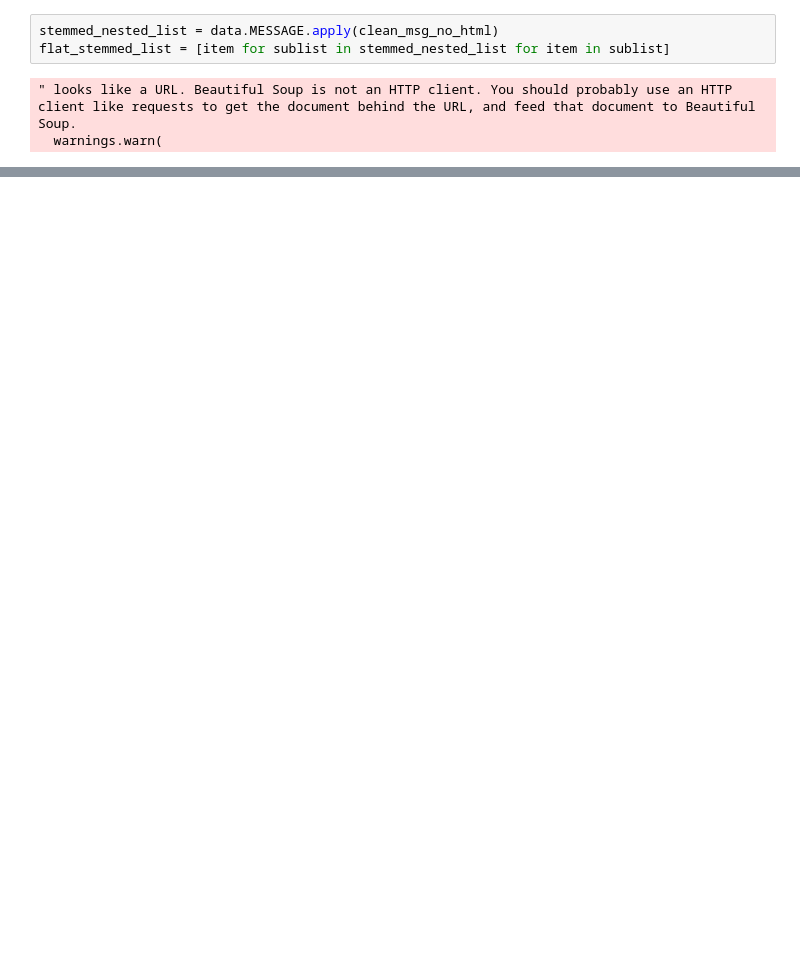
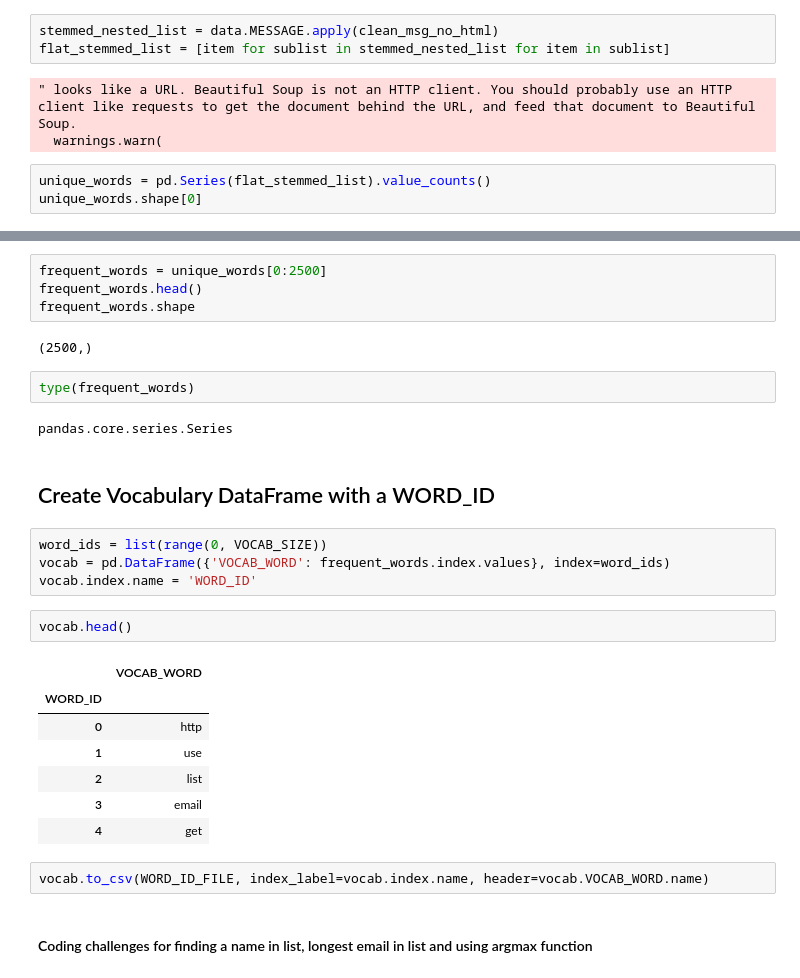
Before and after one commit to suyashmadhesia/spam-mail-classifier, a Jupyter notebook: Spam Classifier.ipynb, the cells around one changed output, grey strips where cells are left out. Drawn from its saved outputs; the diff is of its cells as text; blank space fills up the shorter version.

Commit message:
created word vocabulary

```diff
--- a/Spam Classifier.ipynb
+++ b/Spam Classifier.ipynb
@@ -358,3 +356,6 @@ flat_stemmed_list = [item for sublist in stemmed_nested_list for item in sublist
 # %% [output]
 " looks like a URL. Beautiful Soup is not an HTTP client. You should probably use an HTTP client like requests to get the document behind the URL, and feed that document to Beautiful Soup.
   warnings.warn(
+# %%
+unique_words = pd.Series(flat_stemmed_list).value_counts()
+unique_words.shape[0]
@@ -360,0 +373,30 @@ flat_stemmed_list = [item for sublist in stemmed_nested_list for item in sublist
+# %%
+frequent_words = unique_words[0:2500]
+frequent_words.head()
+frequent_words.shape
+# %% [output]
+(2500,)
+# %%
+type(frequent_words)
+# %% [output]
+pandas.core.series.Series
+# %% [markdown]
+## Create Vocabulary DataFrame with a WORD_ID
+# %%
+word_ids = list(range(0, VOCAB_SIZE))
+vocab = pd.DataFrame({'VOCAB_WORD': frequent_words.index.values}, index=word_ids)
+vocab.index.name = 'WORD_ID'
+# %%
+vocab.head()
+# %% [output]
+|  | VOCAB_WORD |
+| WORD_ID |  |
+| 0 | http |
+| 1 | use |
+| 2 | list |
+| 3 | email |
+| 4 | get |
+# %%
+vocab.to_csv(WORD_ID_FILE, index_label=vocab.index.name, header=vocab.VOCAB_WORD.name)
+# %% [markdown]
+#### Coding challenges for finding a name in list, longest email in list and using argmax function
```
Also changed, not shown: parts of 9 cells of this notebook, 1 other file.
